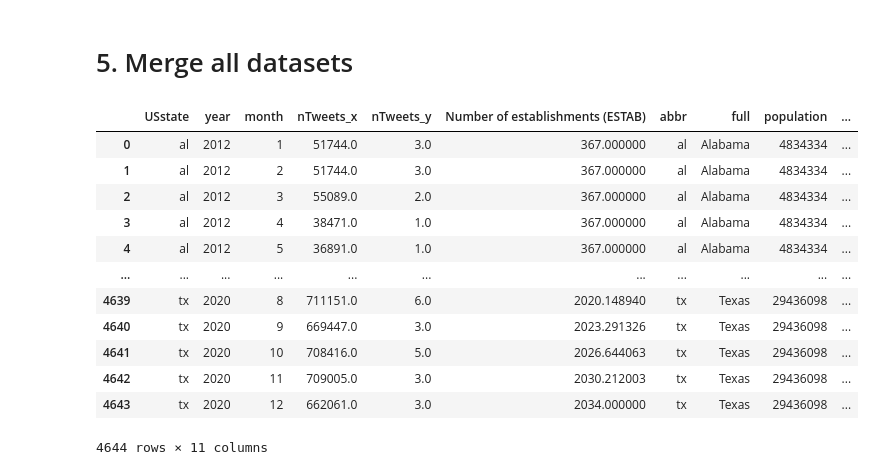
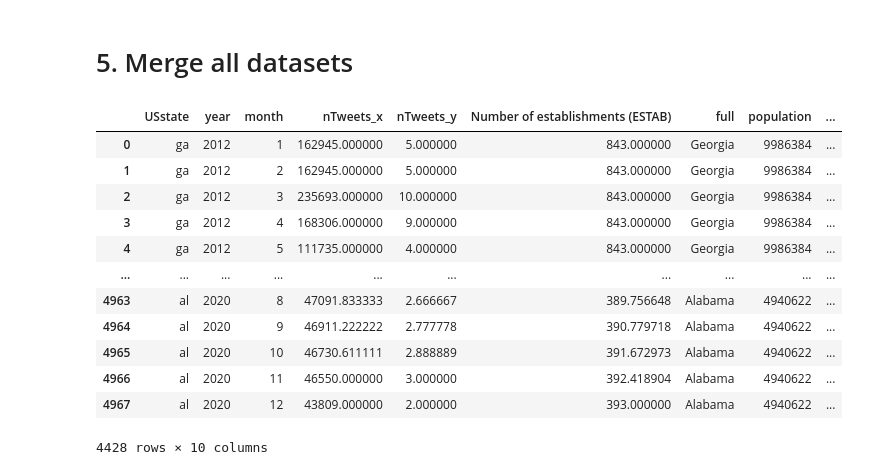
Before and after one commit to cenxi-si/DS-industry-project-group35, a Jupyter notebook: Data Prepossessing.ipynb, the cells around one changed output. Drawn from its saved outputs; the diff is of its cells as text; code cells hidden in the pictures.

```diff
--- a/Data Prepossessing.ipynb
+++ b/Data Prepossessing.ipynb
@@ -164,7 +165,7 @@ alcohol_df
 # %%
 alcohol = pd.DataFrame()
 for i in range(len(alcohol_state)):
-    curr_alcohol = alcohol_df[alcohol_df['USstate']==state[i]]
+    curr_alcohol = alcohol_df[alcohol_df['USstate']==alcohol_state[i]]
     curr_alcohol['Number of establishments (ESTAB)'] = curr_alcohol['Number of establishments (ESTAB)'].interpolate(method ='cubic', limit_direction ='forward')
     curr_alcohol['Number of establishments (ESTAB)'] = curr_alcohol['Number of establishments (ESTAB)'].interpolate(method ='linear', limit_direction ='backward')
     alcohol = pd.concat([alcohol, curr_alcohol])
@@ -201,9 +213,0 @@ tweets_state = set(tweets['USstate'].to_list())
-# %%
-year = [2012, 2013, 2014, 2015, 2016, 2017, 2018, 2019, 2020, 2021]
-month = [1, 2, 3, 4, 5, 6, 7, 8, 9, 10, 11, 12]
-full_tweet = pd.DataFrame(columns=['USstate', 'year', 'month'])
-for i in range(len(tweets_state)):
-    for j in year:
-        for k in month:
-            full_tweet = full_tweet.append({'USstate': state[i], 'year': j, 'month': k}, ignore_index=True)
-print(len(tweets_state))
@@ -229,11 +214,17 @@ tweets
 # %%
-# use spline to fill the missing data # cubic
-tweets = pd.merge(tweets, full_tweet, on=['USstate', 'year', 'month'], how='right')
-tweets['nTweets_x'] = tweets['nTweets_x'].interpolate(method ='linear', limit_direction ='backward')
-tweets['nTweets_y'] = tweets['nTweets_y'].interpolate(method ='linear', limit_direction ='backward')
-tweets['year'] = pd.to_numeric(tweets['year'])
-tweets['month'] = pd.to_numeric(tweets['month'])
-tweets.to_csv('./data/tweet/tweets_df.csv')
-tweets
+# use spline to fill the missing data # linear
+tweets2 = pd.DataFrame()
+for i in range(len(tweets_state)):
+    curr_tweet = tweets_df[tweets_df['USstate']==tweets_state[i]]
+    curr_tweet['nTweets_x'] = curr_tweet['nTweets_x'].interpolate(method ='linear', limit_direction ='forward')
+    curr_tweet['nTweets_x'] = curr_tweet['nTweets_x'].interpolate(method ='linear', limit_direction ='backward')
+    curr_tweet['nTweets_y'] = curr_tweet['nTweets_y'].interpolate(method ='linear', limit_direction ='forward')
+    curr_tweet['nTweets_y'] = curr_tweet['nTweets_y'].interpolate(method ='linear', limit_direction ='backward')
+    tweets2 = pd.concat([tweets2, curr_tweet])
+
+tweets2['year'] = pd.to_numeric(tweets2['year'])
+tweets2['month'] = pd.to_numeric(tweets2['month'])
+tweets2.to_csv('./data/tweet/tweets_df.csv')
+tweets2
 # %% [output]
 |  | USstate | year | month | nTweets_x | nTweets_y |
@@ -285,7 +276,7 @@ cost_living_12_21
 # %%
 cost_living_12_21.rename(columns={'Year': 'year'}, inplace=True)
 cost_living_12_21 = cost_living_12_21.groupby(['year','USstate']).sum().reset_index()
-cost_of_living_state = set(cost_living_12_21['USstate'].to_list())
+cost_of_living_state = list(set(cost_living_12_21['USstate'].to_list()))
 
 
 
@@ -296,10 +287,10 @@ for i in range(len(cost_of_living_state)):
     for j in year:
         for k in month:
             if k == 12:
-                col_all = col_all.append({'USstate': state[i], 'year': j, 'month': k, 'factor': 1},
+                col_all = col_all.append({'USstate': cost_of_living_state[i], 'year': j, 'month': k, 'factor': 1},
                                                    ignore_index=True)
             else:
-                col_all = col_all.append({'USstate': state[i], 'year': j, 'month': k, 'factor': 0},
+                col_all = col_all.append({'USstate': cost_of_living_state[i], 'year': j, 'month': k, 'factor': 0},
                                                    ignore_index=True)
 # %%
 cost_living_data = pd.merge(cost_living_12_21, col_all, on=['USstate', 'year'], how='right')
@@ -332,31 +323,32 @@ cost_living_data
 # 5. Merge all datasets
 # %%
 # alcohol and twitter
-al_twitter = pd.merge(tweets, alcohol, right_on=['USstate','year','month'], left_on=['USstate', 'year','month'])
+al_twitter = pd.merge(tweets2, alcohol, right_on=['USstate','year','month'], left_on=['USstate', 'year','month'])
 al_twitter = pd.merge(al_twitter, abbr_name, left_on='USstate', right_on='abbr', how='left')
 al_twitter = al_twitter.dropna()
 al_twitter
 # add crime
 merged_df = pd.merge(al_twitter, crime_11_20, left_on=['USstate', 'year', 'month'], right_on=['USstate', 'year', 'month'], how='left')
 merged_df['actual_rape_total'] = merged_df['actual_rape_total'].interpolate(method ='cubic', limit_direction ='backward')
 merged_df
 # add cost of living data
 merged_df = pd.merge(merged_df, cost_living_data, left_on=['USstate', 'year', 'month'], right_on=['USstate', 'year', 'month'], how='left')
 merged_df = merged_df.dropna()
+merged_df = merged_df.drop(columns=['abbr'])
 merged_df
 # %% [output]
-|  | USstate | year | month | nTweets_x | nTweets_y | Number of establishments (ESTAB) | abbr | full | population | ... |
-| 0 | al | 2012 | 1 | 51744.0 | 3.0 | 367.000000 | al | Alabama | 4834334 | ... |
-| 1 | al | 2012 | 2 | 51744.0 | 3.0 | 367.000000 | al | Alabama | 4834334 | ... |
-| 2 | al | 2012 | 3 | 55089.0 | 2.0 | 367.000000 | al | Alabama | 4834334 | ... |
-| 3 | al | 2012 | 4 | 38471.0 | 1.0 | 367.000000 | al | Alabama | 4834334 | ... |
-| 4 | al | 2012 | 5 | 36891.0 | 1.0 | 367.000000 | al | Alabama | 4834334 | ... |
-| ... | ... | ... | ... | ... | ... | ... | ... | ... | ... | ... |
-| 4639 | tx | 2020 | 8 | 711151.0 | 6.0 | 2020.148940 | tx | Texas | 29436098 | ... |
-| 4640 | tx | 2020 | 9 | 669447.0 | 3.0 | 2023.291326 | tx | Texas | 29436098 | ... |
-| 4641 | tx | 2020 | 10 | 708416.0 | 5.0 | 2026.644063 | tx | Texas | 29436098 | ... |
-| 4642 | tx | 2020 | 11 | 709005.0 | 3.0 | 2030.212003 | tx | Texas | 29436098 | ... |
-| 4643 | tx | 2020 | 12 | 662061.0 | 3.0 | 2034.000000 | tx | Texas | 29436098 | ... |
+|  | USstate | year | month | nTweets_x | nTweets_y | Number of establishments (ESTAB) | full | population | ... |
+| 0 | ga | 2012 | 1 | 162945.000000 | 5.000000 | 843.000000 | Georgia | 9986384 | ... |
+| 1 | ga | 2012 | 2 | 162945.000000 | 5.000000 | 843.000000 | Georgia | 9986384 | ... |
+| 2 | ga | 2012 | 3 | 235693.000000 | 10.000000 | 843.000000 | Georgia | 9986384 | ... |
+| 3 | ga | 2012 | 4 | 168306.000000 | 9.000000 | 843.000000 | Georgia | 9986384 | ... |
+| 4 | ga | 2012 | 5 | 111735.000000 | 4.000000 | 843.000000 | Georgia | 9986384 | ... |
+| ... | ... | ... | ... | ... | ... | ... | ... | ... | ... |
+| 4963 | al | 2020 | 8 | 47091.833333 | 2.666667 | 389.756648 | Alabama | 4940622 | ... |
+| 4964 | al | 2020 | 9 | 46911.222222 | 2.777778 | 390.779718 | Alabama | 4940622 | ... |
+| 4965 | al | 2020 | 10 | 46730.611111 | 2.888889 | 391.672973 | Alabama | 4940622 | ... |
+| 4966 | al | 2020 | 11 | 46550.000000 | 3.000000 | 392.418904 | Alabama | 4940622 | ... |
+| 4967 | al | 2020 | 12 | 43809.000000 | 2.000000 | 393.000000 | Alabama | 4940622 | ... |
-4644 rows × 11 columns
+4428 rows × 10 columns
 # %%
 merged_df.to_csv('./data/merged_data.csv')
```
Also changed, not shown: parts of 7 cells of this notebook, 13 other files.
